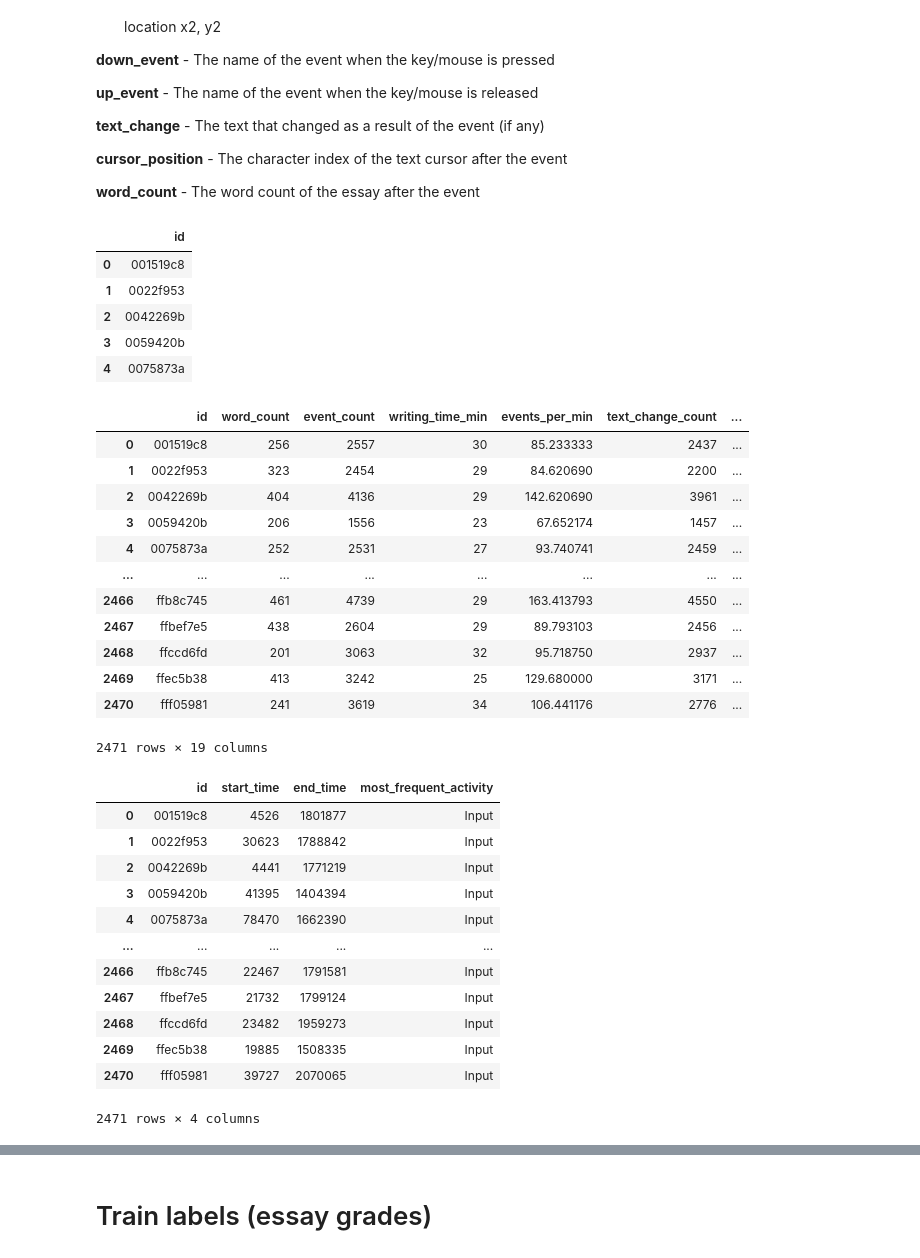
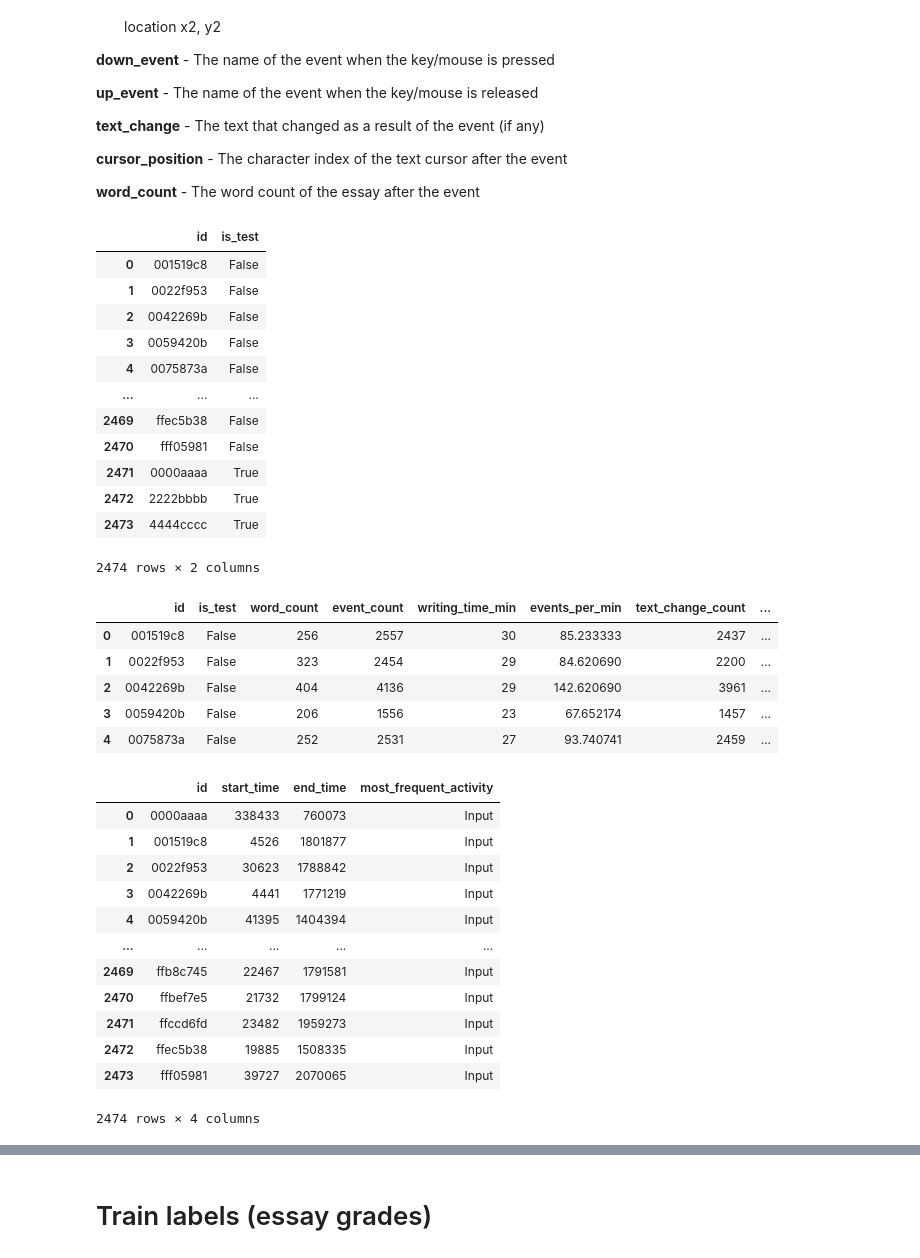
Before and after one commit to arammul/ML_project_2023_T22, a Jupyter notebook: Anastasija/Data Exploration.ipynb, the cells around one changed output, grey strips where cells are left out. Saved outputs shown, nothing was run; the diff lists cells and outputs as text; code cells hidden in the pictures.

```diff
--- a/Anastasija/Data Exploration.ipynb
+++ b/Anastasija/Data Exploration.ipynb
@@ -4,6 +11,8 @@ import numpy as np
 # %%
-df_raw = pd.read_csv("../data/train_logs.csv")
-df_raw.head()
+df_raw_train = pd.read_csv(f'{INPUT_FOLDER}/train_logs.csv')
+df_raw_test = pd.read_csv(f'{INPUT_FOLDER}/test_logs.csv')
+
+df_raw_train.head()
 # %% [output]
 |  | id | event_id | down_time | up_time | action_time | activity | down_event | up_event | text_change | ... |
 | 0 | 001519c8 | 1 | 4526 | 4557 | 31 | Nonproduction | Leftclick | Leftclick | NoChange | ... |
@@ -11,6 +20,8 @@ df_raw.head()
 | 2 | 001519c8 | 3 | 106571 | 106571 | 0 | Nonproduction | Shift | Shift | NoChange | ... |
 | 3 | 001519c8 | 4 | 106686 | 106777 | 91 | Input | q | q | q | ... |
 | 4 | 001519c8 | 5 | 107196 | 107323 | 127 | Input | q | q | q | ... |
+# %%
+df_raw = pd.concat((df_raw_train, df_raw_test)).reset_index(False)
 # %% [markdown]
 **id** - The unique ID of the essay
 
@@ -48,18 +59,26 @@ df_raw.head()
 # %%
 # Creating a new df based on the number of essays
 # More features (columns) will be added to this df
 
 df = pd.DataFrame({
     'id': df_raw["id"].unique()
 })
-df.head()
+df['is_test'] = df['id'].isin(df_raw_test['id'].unique())
+df
 # %% [output]
-|  | id |
-| 0 | 001519c8 |
-| 1 | 0022f953 |
-| 2 | 0042269b |
-| 3 | 0059420b |
-| 4 | 0075873a |
+|  | id | is_test |
+| 0 | 001519c8 | False |
+| 1 | 0022f953 | False |
+| 2 | 0042269b | False |
+| 3 | 0059420b | False |
+| 4 | 0075873a | False |
+| ... | ... | ... |
+| 2469 | ffec5b38 | False |
+| 2470 | fff05981 | False |
+| 2471 | 0000aaaa | True |
+| 2472 | 2222bbbb | True |
+| 2473 | 4444cccc | True |
+2474 rows × 2 columns
 # %%
 # Calculating the final word count for each essay
 df_word = df_raw.groupby("id")['word_count'].max()
@@ -144,21 +164,14 @@ df['pause_per_min'] = (df["pauses_count"] / df['writing_time_min']).round(2)
 # Proportion of pauses during the writing process
 df['pauses_share'] = (df["pauses_time_sum"] / df['writing_time_ms']).round(2)
 # %%
-df
+df.head()
 # %% [output]
-|  | id | word_count | event_count | writing_time_min | events_per_min | text_change_count | ... |
-| 0 | 001519c8 | 256 | 2557 | 30 | 85.233333 | 2437 | ... |
-| 1 | 0022f953 | 323 | 2454 | 29 | 84.620690 | 2200 | ... |
-| 2 | 0042269b | 404 | 4136 | 29 | 142.620690 | 3961 | ... |
-| 3 | 0059420b | 206 | 1556 | 23 | 67.652174 | 1457 | ... |
-| 4 | 0075873a | 252 | 2531 | 27 | 93.740741 | 2459 | ... |
-| ... | ... | ... | ... | ... | ... | ... | ... |
-| 2466 | ffb8c745 | 461 | 4739 | 29 | 163.413793 | 4550 | ... |
-| 2467 | ffbef7e5 | 438 | 2604 | 29 | 89.793103 | 2456 | ... |
-| 2468 | ffccd6fd | 201 | 3063 | 32 | 95.718750 | 2937 | ... |
-| 2469 | ffec5b38 | 413 | 3242 | 25 | 129.680000 | 3171 | ... |
-| 2470 | fff05981 | 241 | 3619 | 34 | 106.441176 | 2776 | ... |
+|  | id | is_test | word_count | event_count | writing_time_min | events_per_min | text_change_count | ... |
+| 0 | 001519c8 | False | 256 | 2557 | 30 | 85.233333 | 2437 | ... |
+| 1 | 0022f953 | False | 323 | 2454 | 29 | 84.620690 | 2200 | ... |
+| 2 | 0042269b | False | 404 | 4136 | 29 | 142.620690 | 3961 | ... |
+| 3 | 0059420b | False | 206 | 1556 | 23 | 67.652174 | 1457 | ... |
+| 4 | 0075873a | False | 252 | 2531 | 27 | 93.740741 | 2459 | ... |
-2471 rows × 19 columns
 # %%
 # calcullating the start and end time of writing and most frequent activity
 df_freq = df_raw.groupby("id").agg({
@@ -171,18 +184,18 @@ df_freq.columns = ['id', 'start_time', 'end_time', 'most_frequent_activity']
 df_freq
 # %% [output]
 |  | id | start_time | end_time | most_frequent_activity |
-| 0 | 001519c8 | 4526 | 1801877 | Input |
-| 1 | 0022f953 | 30623 | 1788842 | Input |
-| 2 | 0042269b | 4441 | 1771219 | Input |
-| 3 | 0059420b | 41395 | 1404394 | Input |
-| 4 | 0075873a | 78470 | 1662390 | Input |
+| 0 | 0000aaaa | 338433 | 760073 | Input |
+| 1 | 001519c8 | 4526 | 1801877 | Input |
+| 2 | 0022f953 | 30623 | 1788842 | Input |
+| 3 | 0042269b | 4441 | 1771219 | Input |
+| 4 | 0059420b | 41395 | 1404394 | Input |
 | ... | ... | ... | ... | ... |
-| 2466 | ffb8c745 | 22467 | 1791581 | Input |
-| 2467 | ffbef7e5 | 21732 | 1799124 | Input |
-| 2468 | ffccd6fd | 23482 | 1959273 | Input |
-| 2469 | ffec5b38 | 19885 | 1508335 | Input |
-| 2470 | fff05981 | 39727 | 2070065 | Input |
+| 2469 | ffb8c745 | 22467 | 1791581 | Input |
+| 2470 | ffbef7e5 | 21732 | 1799124 | Input |
+| 2471 | ffccd6fd | 23482 | 1959273 | Input |
+| 2472 | ffec5b38 | 19885 | 1508335 | Input |
+| 2473 | fff05981 | 39727 | 2070065 | Input |
-2471 rows × 4 columns
+2474 rows × 4 columns
 # %%
 df = pd.merge(df, df_freq, on="id", how='left')
 df.head()
```
Also changed, not shown: parts of 20 cells of this notebook, 1 other file.
